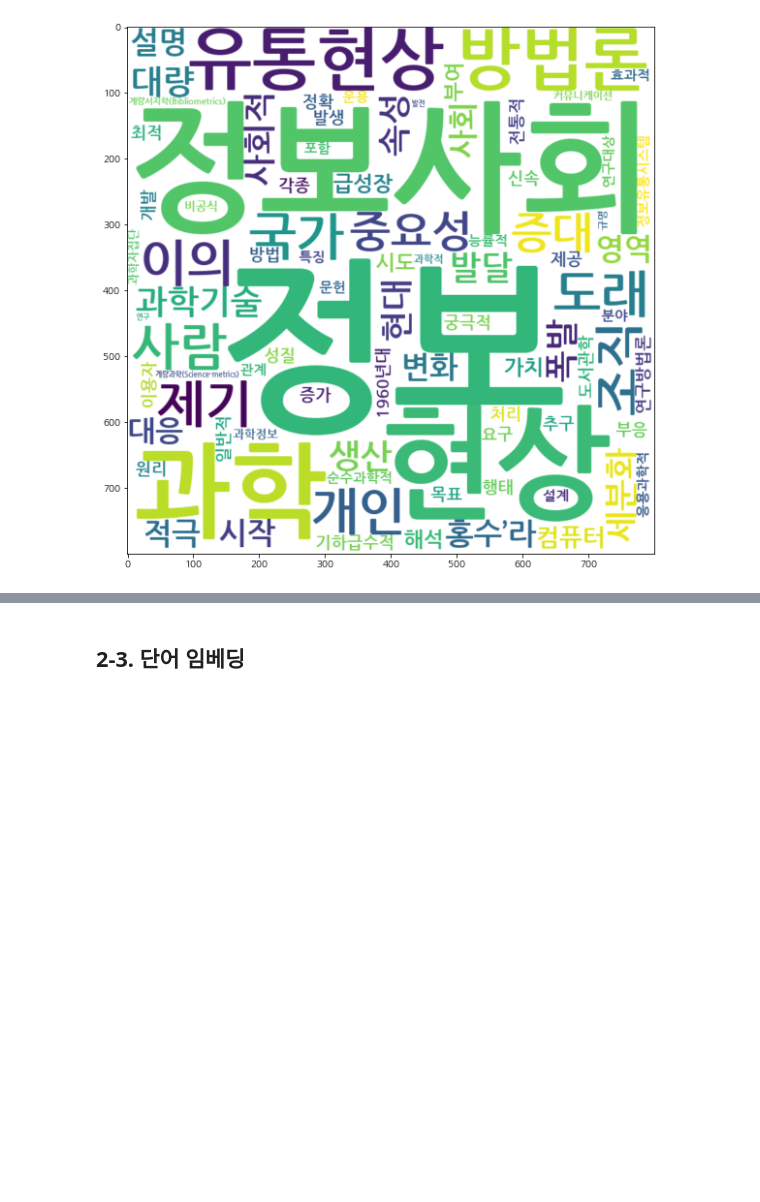
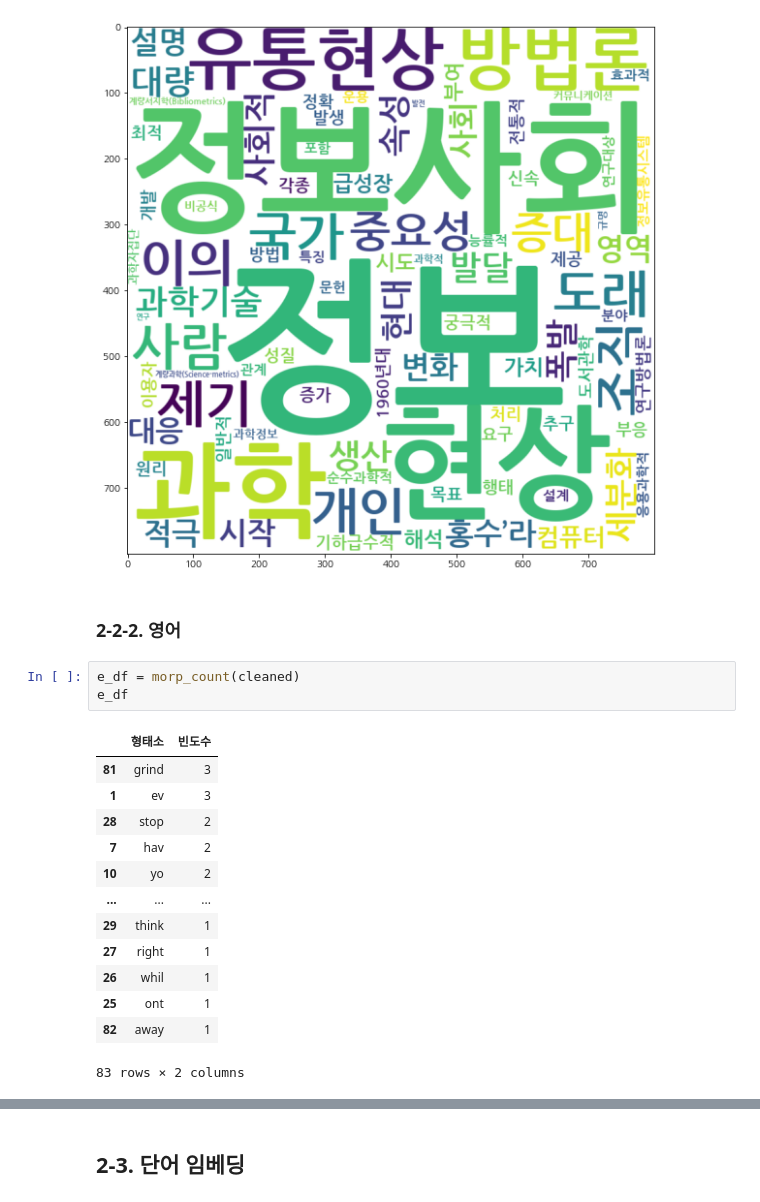
Before and after one commit to An-JIeun/portfolio, a Jupyter notebook: 텍스트마이닝_수업/textmining_study.ipynb, the cells around one changed output, grey strips where cells are left out. Saved outputs shown, nothing was run; the diff lists cells and outputs as text; blank space fills up the shorter version.

```diff
--- a/텍스트마이닝_수업/textmining_study.ipynb
+++ b/텍스트마이닝_수업/textmining_study.ipynb
@@ -178,3 +274,22 @@ plt.imshow(wordcloud, interpolation='bilinear')
 plt.show()
 # %% [output]
 [figure]
+# %% [markdown]
+### 2-2-2. 영어
+# %%
+e_df = morp_count(cleaned)
+e_df
+# %% [output]
+|  | 형태소 | 빈도수 |
+| 81 | grind | 3 |
+| 1 | ev | 3 |
+| 28 | stop | 2 |
+| 7 | hav | 2 |
+| 10 | yo | 2 |
+| ... | ... | ... |
+| 29 | think | 1 |
+| 27 | right | 1 |
+| 26 | whil | 1 |
+| 25 | ont | 1 |
+| 82 | away | 1 |
+83 rows × 2 columns
```
Also changed, not shown: parts of 15 cells of this notebook.
